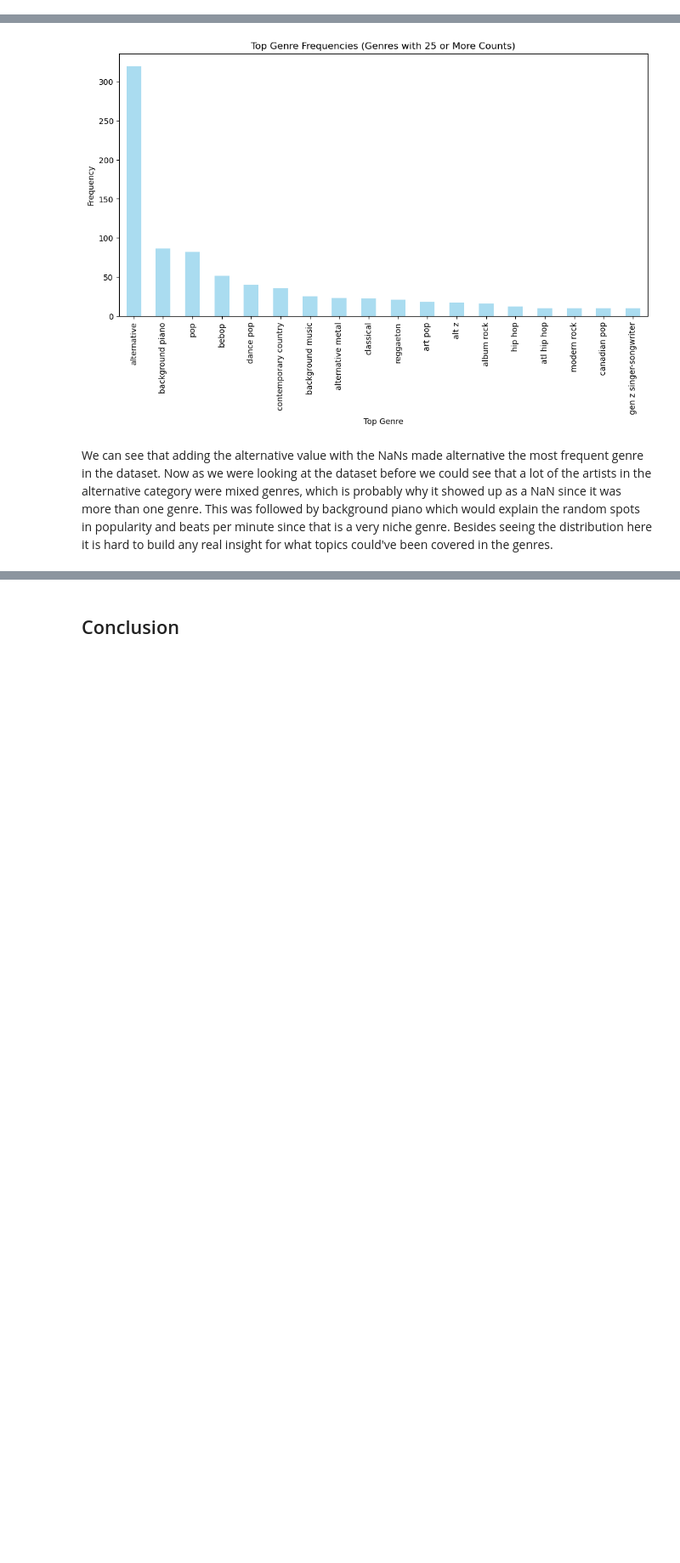
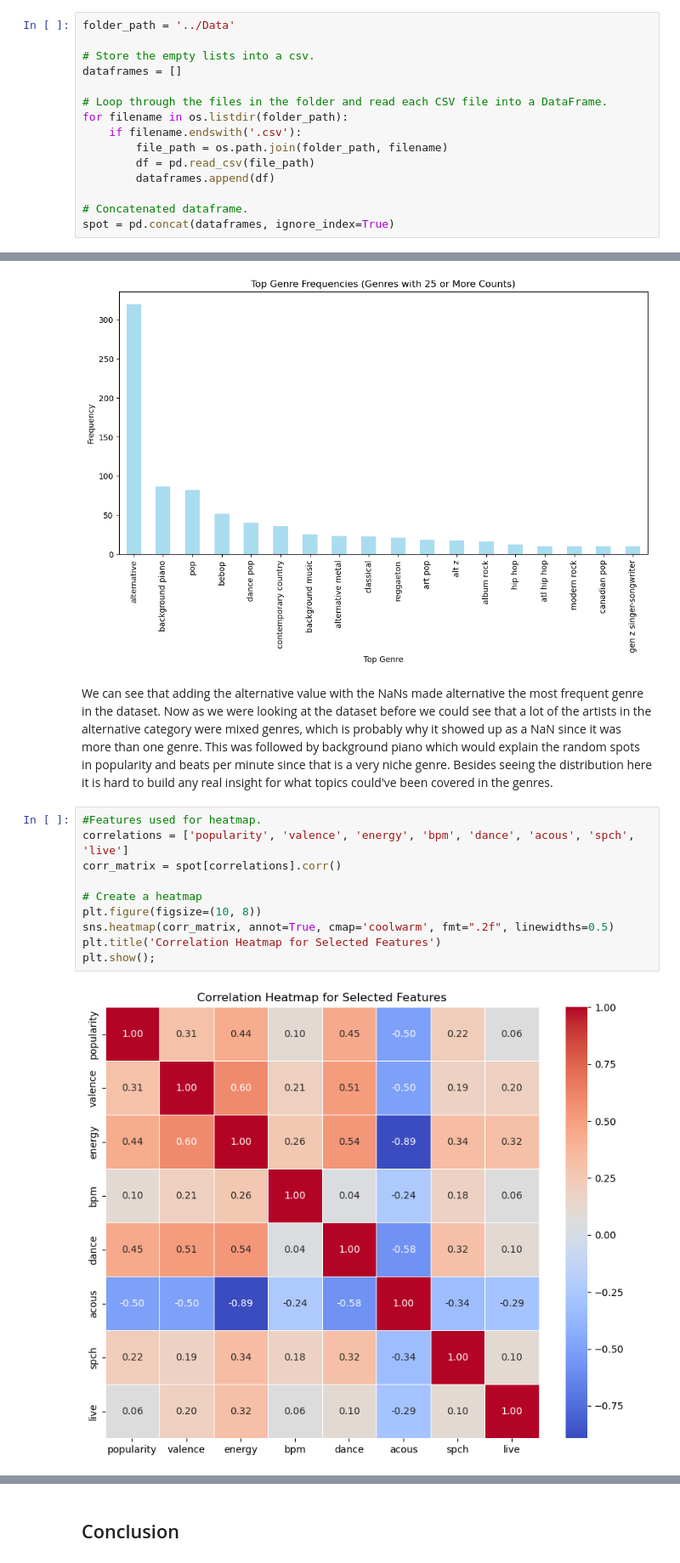
Before and after one commit to robbhuey/Spotify, a Jupyter notebook: Code/01_Cleaning_and_EDA.ipynb, the cells around one changed output, grey strips where cells are left out. Shown at 85% size. Drawn from its saved outputs; the diff is of its cells as text; blank space fills up the shorter version.

```diff
--- a/Code/01_Cleaning_and_EDA.ipynb
+++ b/Code/01_Cleaning_and_EDA.ipynb
@@ -54,0 +49,15 @@ spot.head()
+# %%
+folder_path = '../Data'
+
+# Store the empty lists into a csv.
+dataframes = []
+
+# Loop through the files in the folder and read each CSV file into a DataFrame.
+for filename in os.listdir(folder_path):
+    if filename.endswith('.csv'):
+        file_path = os.path.join(folder_path, filename)
+        df = pd.read_csv(file_path)
+        dataframes.append(df)
+
+# Concatenated dataframe.
+spot = pd.concat(dataframes, ignore_index=True)
@@ -349,3 +371,15 @@ plt.show()
 [figure]
 # %% [markdown]
 We can see that adding the alternative value with the NaNs made alternative the most frequent genre in the dataset. Now as we were looking at the dataset before we could see that a lot of the artists in the alternative category were mixed genres, which is probably why it showed up as a NaN since it was more than one genre. This was followed by background piano which would explain the random spots in popularity and beats per minute since that is a very niche genre. Besides seeing the distribution here it is hard to build any real insight for what topics could've been covered in the genres.
+# %%
+#Features used for heatmap.
+correlations = ['popularity', 'valence', 'energy', 'bpm', 'dance', 'acous', 'spch', 'live']
+corr_matrix = spot[correlations].corr()
+
+# Create a heatmap
+plt.figure(figsize=(10, 8))
+sns.heatmap(corr_matrix, annot=True, cmap='coolwarm', fmt=".2f", linewidths=0.5)
+plt.title('Correlation Heatmap for Selected Features')
+plt.show();
+# %% [output]
+[figure, added]
```
Also changed, not shown: parts of 9 cells of this notebook, 6 other files.
